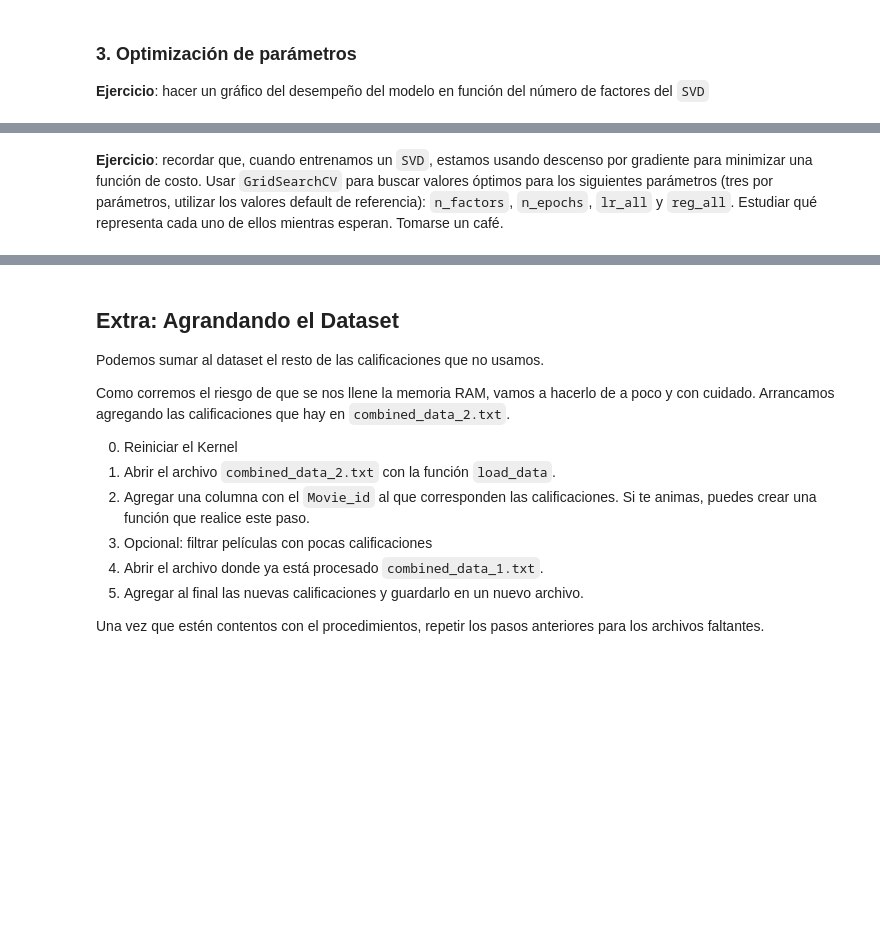
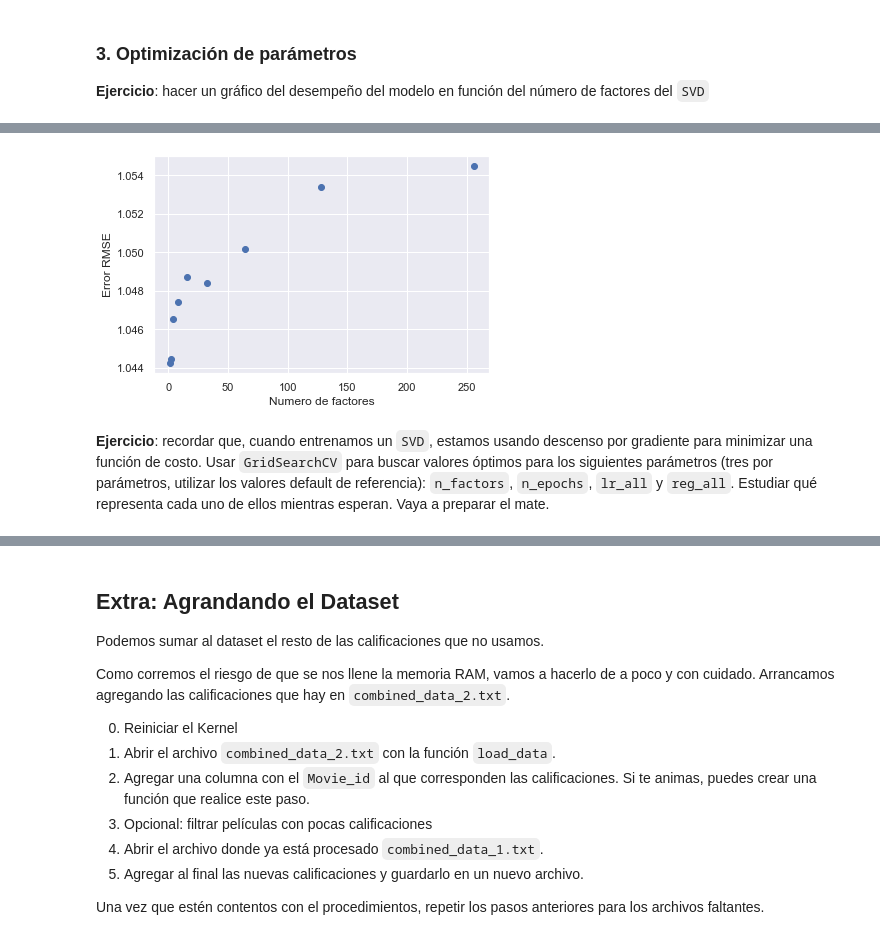
Before and after one commit to franpossetto/acamica-ds-spr3, a Jupyter notebook: DS_Bitácora_38_SR_SVD.ipynb, the cells around one changed output, grey strips where cells are left out. Cells and saved outputs as stored; diff of their text form; code cells hidden in the pictures; blank space fills up the shorter version.

```diff
--- a/DS_Bitácora_38_SR_SVD.ipynb
+++ b/DS_Bitácora_38_SR_SVD.ipynb
@@ -232,10 +247,10 @@ RMSE: 1.0581
 from surprise.model_selection import cross_validate
 
 rmse_test_means = []
-factores = COMPLETAR
+factores = [1,2,4,8,16,32,64,128,256]
 
-for COMPLETAR in COMPLETAR:
-    print(COMPLETAR)
-    algo = SVD(n_factors=COMPLETAR)
-    cv = COMPLETAR(COMPLETAR, COMPLETAR, measures=['RMSE'], cv = 3, verbose=True)
+for f in factores:
+    print(f)
+    algo = SVD(n_factors=f)
+    cv = cross_validate(algo, data, measures=['RMSE'], cv = 3, verbose=True)
     rmse_test_means.append(np.mean(cv['test_rmse']))
@@ -242,10 +275,12 @@ for COMPLETAR in COMPLETAR:
 # %%
-plt.scatter(COMPLETAR, COMPLETAR)
+plt.scatter(factores, rmse_test_means)
 plt.xlabel('Numero de factores')
 plt.ylabel('Error RMSE')
 plt.show()
+# %% [output]
+[figure, added]
 # %% [markdown]
-**Ejercicio**: recordar que, cuando entrenamos un `SVD`, estamos usando descenso por gradiente para minimizar una función de costo. Usar `GridSearchCV` para buscar valores óptimos para los siguientes parámetros (tres por parámetros, utilizar los valores default de referencia): `n_factors`, `n_epochs`, `lr_all` y `reg_all`. Estudiar qué representa cada uno de ellos mientras esperan. Tomarse un café.
+**Ejercicio**: recordar que, cuando entrenamos un `SVD`, estamos usando descenso por gradiente para minimizar una función de costo. Usar `GridSearchCV` para buscar valores óptimos para los siguientes parámetros (tres por parámetros, utilizar los valores default de referencia): `n_factors`, `n_epochs`, `lr_all` y `reg_all`. Estudiar qué representa cada uno de ellos mientras esperan. Vaya a preparar el mate.
 # %%
 from surprise.model_selection import GridSearchCV
 
```
Also changed, not shown: parts of 18 cells of this notebook.
